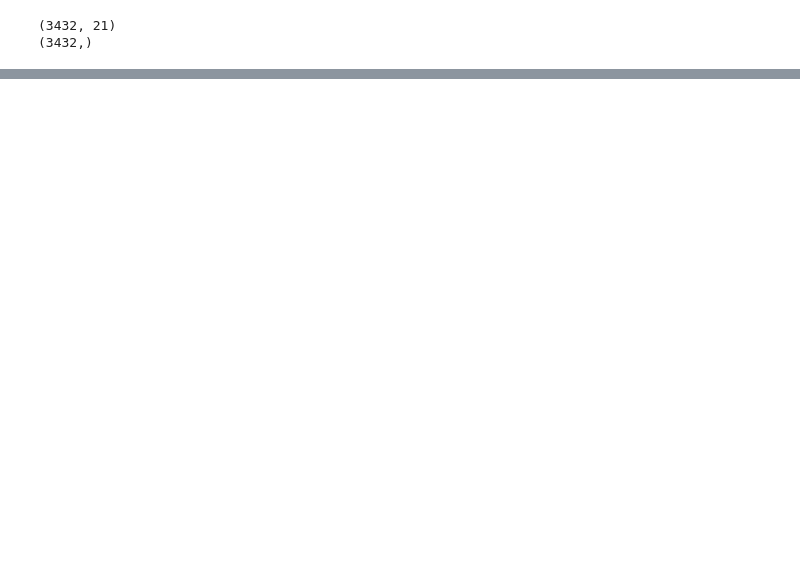
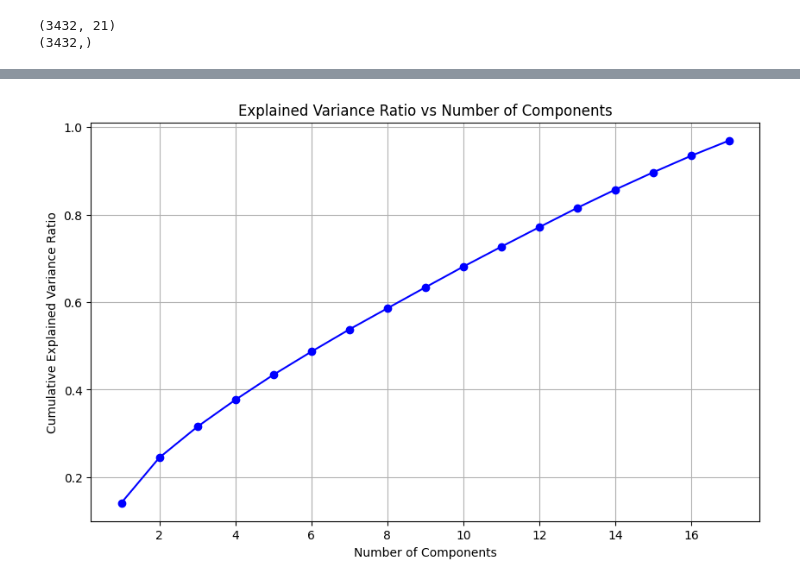
Before and after one commit to naifqarni/credit_card_fraud_detection, a Jupyter notebook: project_notbook.ipynb, the cells around one changed output, grey strips where cells are left out. Drawn from its saved outputs; the diff is of its cells as text; code cells hidden in the pictures; blank space fills up the shorter version.

Commit message:
add feature reduce methods

```diff
--- a/project_notbook.ipynb
+++ b/project_notbook.ipynb
@@ -587,0 +588,89 @@ Epoch 100, Val Loss: 0.4392, Val Acc: 87.21%
+# %%
+# Implement PCA from scratch
+class PCA:
+    def __init__(self, n_components):
+        self.n_components = n_components
+        self.components = None
+        self.mean = None
+
+    def fit(self, X):
+        # Center the data
+        self.mean = np.mean(X, axis=0)
+        X_centered = X - self.mean
+
+        # Calculate covariance matrix
+        cov_matrix = np.cov(X_centered.T)
+
+        # Calculate eigenvalues and eigenvectors
+        eigenvalues, eigenvectors = np.linalg.eigh(cov_matrix)
+
+        # Sort eigenvalues and eigenvectors in descending order
+        idx = eigenvalues.argsort()[::-1]
+        eigenvalues = eigenvalues[idx]
+        eigenvectors = eigenvectors[:, idx]
+
+        # Store first n_components eigenvectors
+        self.components = eigenvectors[:, :self.n_components]
+
+        return self
+
+    def transform(self, X):
+        # Center the data using mean from fit
+        X_centered = X - self.mean
+
+        # Project data onto principal components
+        X_transformed = np.dot(X_centered, self.components)
+
+        return X_transformed
+
+    def fit_transform(self, X):
+        self.fit(X)
+        return self.transform(X)
+
+# Determine optimal number of components
+def find_optimal_components(X, variance_threshold=0.95):
+    # Fit PCA with all components
+    pca_full = PCA(n_components=X.shape[1])
+    pca_full.fit(X)
+
+    # Calculate explained variance ratio
+    X_transformed = pca_full.transform(X)
+    explained_variance = np.var(X_transformed, axis=0)
+    total_variance = np.sum(np.var(X - pca_full.mean, axis=0))
+    explained_variance_ratio = explained_variance / total_variance
+    cumulative_variance_ratio = np.cumsum(explained_variance_ratio)
+
+    # Find number of components needed to explain variance_threshold of variance
+    n_components = np.argmax(cumulative_variance_ratio >= variance_threshold) + 1
+    return n_components
+
+# Find optimal number of components that explain 95% of variance
+n_components = find_optimal_components(X_train, variance_threshold=0.95)
+print(f"Optimal number of components: {n_components}")
+
+# Apply PCA with optimal components
+pca = PCA(n_components=n_components)
+X_train_reduced = pca.fit_transform(X_train)
+X_test_reduced = pca.transform(X_test)
+
+# Visualize explained variance ratio
+explained_variance = np.var(X_train_reduced, axis=0)
+total_variance = np.sum(np.var(X_train - pca.mean, axis=0))
+explained_variance_ratio = explained_variance / total_variance
+
+plt.figure(figsize=(10, 6))
+plt.plot(range(1, n_components + 1), np.cumsum(explained_variance_ratio), 'bo-')
+plt.xlabel('Number of Components')
+plt.ylabel('Cumulative Explained Variance Ratio')
+plt.title('Explained Variance Ratio vs Number of Components')
+plt.grid(True)
+plt.show()
+
+print(f"Original feature dimension: {X_train.shape[1]}")
+print(f"Reduced feature dimension: {X_train_reduced.shape[1]}")
+print(f"Total explained variance ratio: {np.sum(explained_variance_ratio):.4f}")
+
+# Update training data with reduced features
+# X_train = X_train_reduced
+# X_test = X_test_reduced
+# %% [output]
@@ -587,0 +678 @@ Epoch 100, Val Loss: 0.4392, Val Acc: 87.21%
+[figure, added]
```
Also changed, not shown: parts of 7 cells of this notebook.
